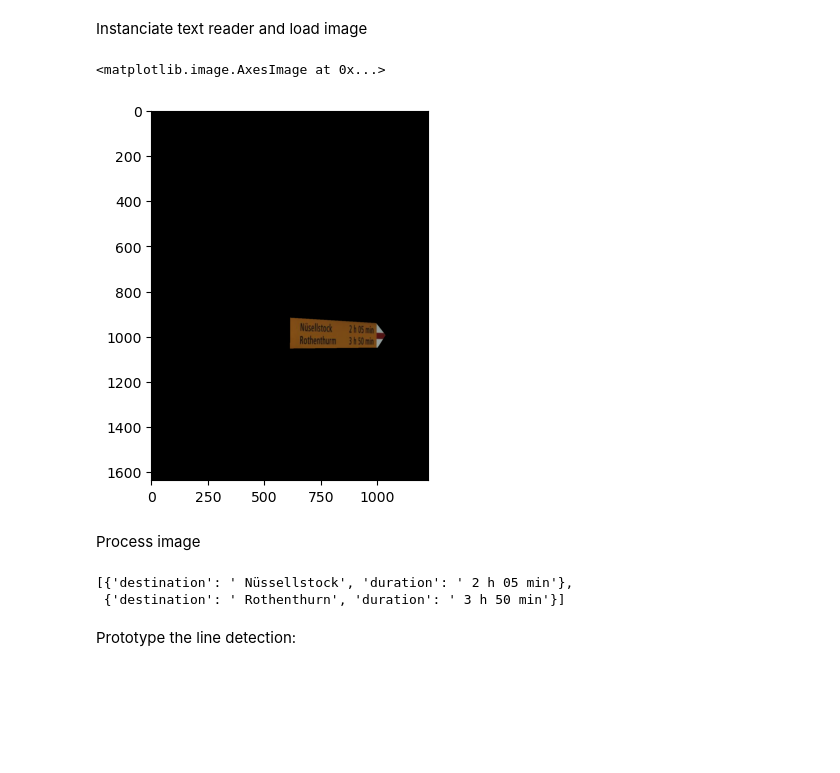
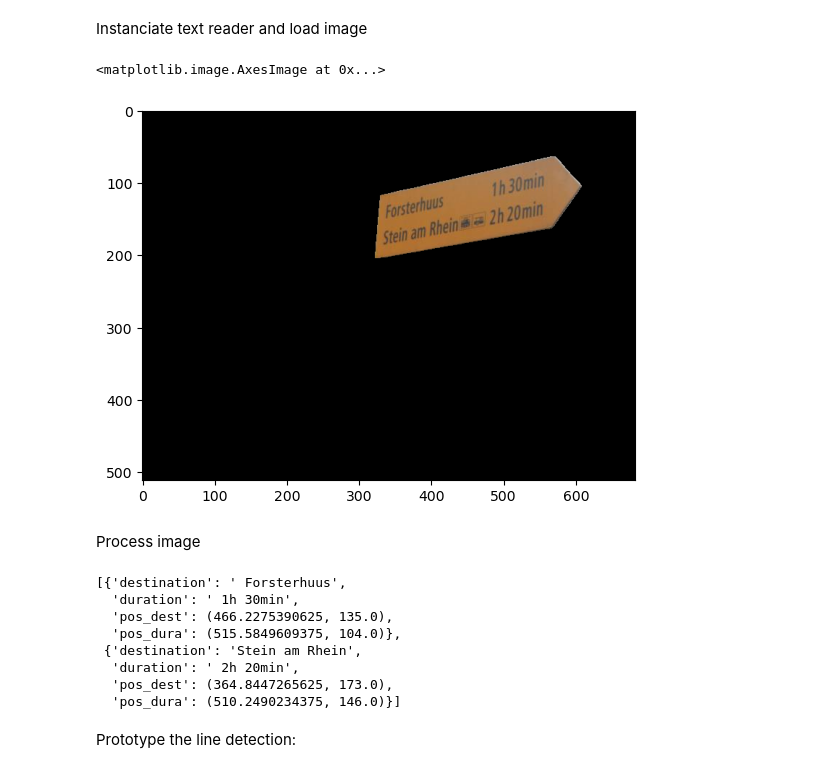
Before and after one commit to emoebel/usol-sign-reader, a Jupyter notebook: notebooks/prototyping_ligne_detector.ipynb, the cells around one changed output. Cells and saved outputs as stored; diff of their text form; code cells hidden in the pictures; blank space fills up the shorter version.

```diff
--- a/notebooks/prototyping_ligne_detector.ipynb
+++ b/notebooks/prototyping_ligne_detector.ipynb
@@ -3,31 +3,55 @@ Instanciate text reader and load image
 # %%
 from PIL import Image
 from signreader.engine.text import TextReader
 import matplotlib.pyplot as plt
 import moondream as md
 import numpy as np
+import pickle
 
-img = Image.open("/Users/manu/boulot/unit_solutions/diapos/arbeitsplan/images/isolate_4.png")
-img_np = np.asarray(img)
+#img_pil = Image.open("/Users/manu/boulot/unit_solutions/diapos/arbeitsplan/images/isolate_4.png")
+#img_np = np.asarray(img_pil)
+
+#----------
+path = '/Users/manu/boulot/unit_solutions/data/toy_data/are_detections_on_same_line/'
+with open(path + "masks.pkl", "rb") as f:
+    masks = pickle.load(f)
+
+mask = masks==1
+
+fname_img = '/Users/manu/boulot/unit_solutions/data/datasets/segmentation/cellpose/test/48159-1_2.jpg'
+img_pil = Image.open(fname_img)
+img_np = np.asarray(img_pil)
+img_np_focus = np.zeros(img_np.shape, dtype=np.uint8)
+for channel in range(3):
+    img_np_focus[:,:,channel] = img_np[:,:,channel] * mask
+img_np = img_np_focus
+img_pil = Image.fromarray(img_np, 'RGB')
+#----------
 
 textreader = TextReader()
 model = md.vl(api_key="eyJhbGciOiJIUzI1NiIsInR5cCI6IkpXVCJ9.eyJrZXlfaWQiOiI0MDQ2ZDljNi1iNjA4LTQ2NmItODFiNS03NTc5YTJjOTUxMTQiLCJvcmdfaWQiOiJaQkZoUHNyNjJtQVRvSnpKa3c3TktCZGhieGNvelg1cyIsImlhdCI6MTc1MDE2OTIyMSwidmVyIjoxfQ.-WxqicYJ2XEvAKyhiEjxkgwdW1wRR64FFX4x_AmZvD0")
 
 fig, axes = plt.subplots(1,1)
-axes.imshow(img)
+axes.imshow(img_np)
 # %% [output]
 <matplotlib.image.AxesImage at 0x...>
-[figure, old version]
+[figure, new version]
 # %% [markdown]
 Process image
 # %%
-scontent = textreader(img)
+scontent = textreader(img_pil)
 scontent
 #answer = model.query(img, "Give me the name of the destinations and their durations")['answer']
 #print(answer)
 # %% [output]
-[{'destination': ' Nüssellstock', 'duration': ' 2 h 05 min'},
- {'destination': ' Rothenthurn', 'duration': ' 3 h 50 min'}]
+[{'destination': ' Forsterhuus',
+  'duration': ' 1h 30min',
+  'pos_dest': (466.2275390625, 135.0),
+  'pos_dura': (515.5849609375, 104.0)},
+ {'destination': 'Stein am Rhein',
+  'duration': ' 2h 20min',
+  'pos_dest': (364.8447265625, 173.0),
+  'pos_dura': (510.2490234375, 146.0)}]
 # %% [markdown]
 Prototype the line detection:
 # %%
```
Also changed, not shown: parts of 3 cells of this notebook, 4 other files.
